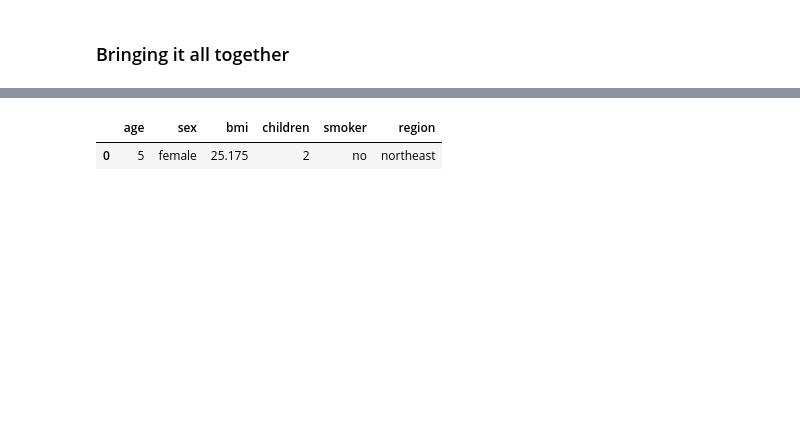
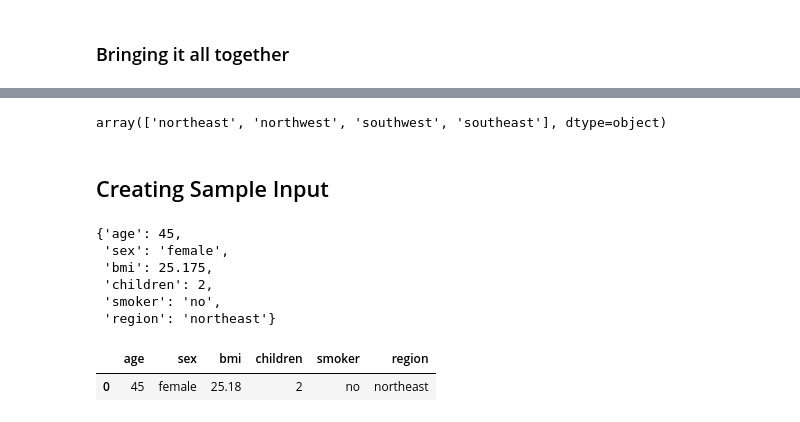
Before and after one commit to djoguns/insurance_premium_prediction, a Jupyter notebook: experimentation.ipynb, the cells around one changed output, grey strips where cells are left out. Saved outputs shown, nothing was run; the diff lists cells and outputs as text; code cells hidden in the pictures; blank space fills up the shorter version.

```diff
--- a/experimentation.ipynb
+++ b/experimentation.ipynb
@@ -339,6 +387,32 @@ test_data.head()
+# %%
+test_data["region"].unique()
+# %% [output]
+array(['northeast', 'northwest', 'southwest', 'southeast'], dtype=object)
+# %% [markdown]
+## Creating Sample Input
+# %%
+input_data_dict = {
+    "age": 45,
+    "sex": "female",
+    "bmi": 25.175,
+    "children": 2,
+    "smoker": "no",
+    "region": "northeast"
+}
+# %%
+input_data_dict
+# %% [output]
+{'age': 45,
+ 'sex': 'female',
+ 'bmi': 25.175,
+ 'children': 2,
+ 'smoker': 'no',
+ 'region': 'northeast'}
 # %%
-pd.DataFrame([{"age": 5, "sex": "female", "bmi": 25.175, "children": 2, "smoker": "no", "region": "northeast"}])
+input_data = pd.DataFrame([input_data_dict])
-# %% [output]
-|  | age | sex | bmi | children | smoker | region |
-| 0 | 5 | female | 25.175 | 2 | no | northeast |
+# %%
+input_data
+# %% [output]
+|  | age | sex | bmi | children | smoker | region |
+| 0 | 45 | female | 25.18 | 2 | no | northeast |
 # %%
```
Also changed, not shown: parts of 38 cells of this notebook, 37 other files.
